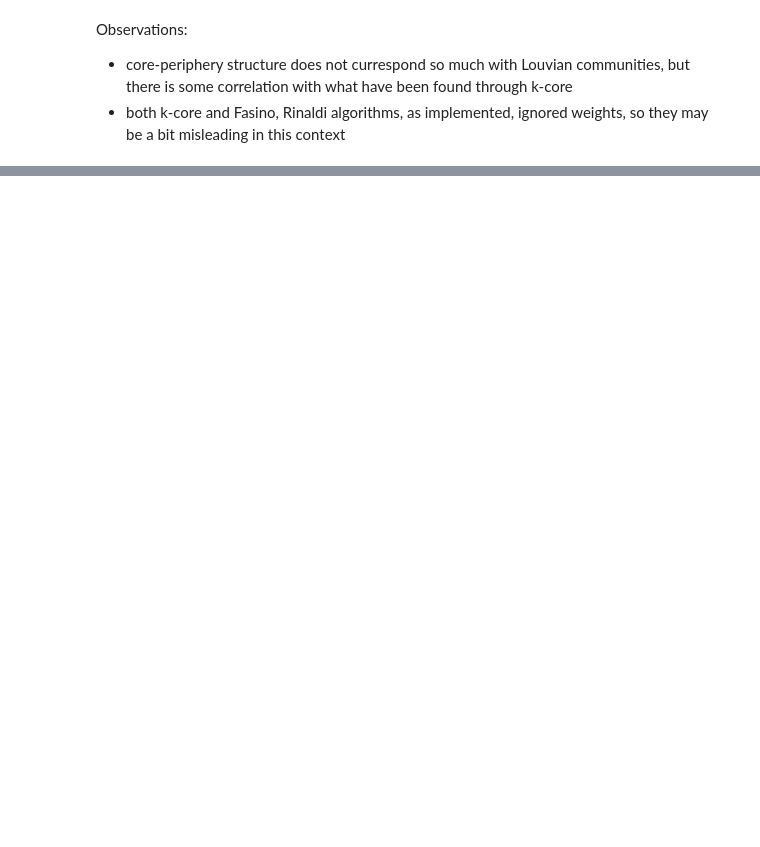
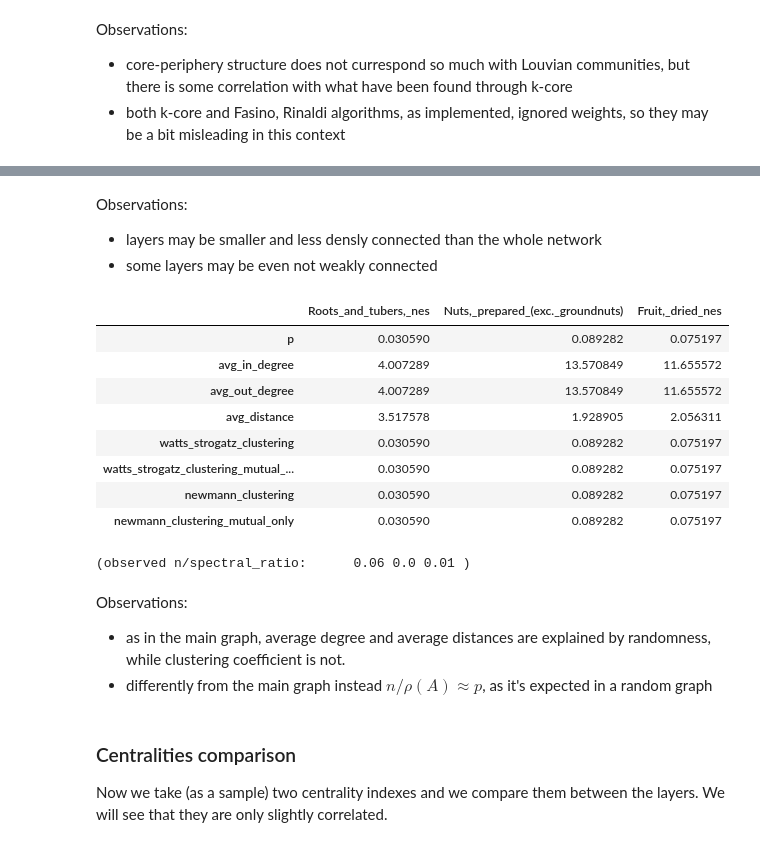
Before and after one commit to emanuelena49/fao-trade-network-analysis, a Jupyter notebook: fao_trade.ipynb, the cells around one changed output, grey strips where cells are left out. Saved outputs shown, nothing was run; the diff lists cells and outputs as text; code cells hidden in the pictures; blank space fills up the shorter version.

```diff
--- a/fao_trade.ipynb
+++ b/fao_trade.ipynb
@@ -1469,0 +1583,43 @@ Observations:
+# %% [markdown]
+Observations:
+
+- layers may be smaller and less densly connected than the whole network
+- some layers may be even not weakly connected
+# %%
+# plot expected random properties of the 3 graphs
+expected_random_stats = pd.DataFrame([
+    expected_topological_props(dict(all_topological_stats.loc[: , g_names[0]])),
+    expected_topological_props(dict(all_topological_stats.loc[: , g_names[1]])),
+    expected_topological_props(dict(all_topological_stats.loc[: , g_names[2]])),
+    ]).T
+
+expected_random_stats.columns = g_names
+expected_random_stats
+# %% [output]
+|  | Roots_and_tubers,_nes | Nuts,_prepared_(exc._groundnuts) | Fruit,_dried_nes |
+| p | 0.030590 | 0.089282 | 0.075197 |
+| avg_in_degree | 4.007289 | 13.570849 | 11.655572 |
+| avg_out_degree | 4.007289 | 13.570849 | 11.655572 |
+| avg_distance | 3.517578 | 1.928905 | 2.056311 |
+| watts_strogatz_clustering | 0.030590 | 0.089282 | 0.075197 |
+| watts_strogatz_clustering_mutual_... | 0.030590 | 0.089282 | 0.075197 |
+| newmann_clustering | 0.030590 | 0.089282 | 0.075197 |
+| newmann_clustering_mutual_only | 0.030590 | 0.089282 | 0.075197 |
+# %%
+print(
+    "(observed n/spectral_ratio:\t",
+    round(all_topological_stats.loc["n", g_names[0]]/all_topological_stats.loc["spectral_ratio", g_names[0]], 2),
+    round(all_topological_stats.loc["n", g_names[1]]/all_topological_stats.loc["spectral_ratio", g_names[1]], 2),
+    round(all_topological_stats.loc["n", g_names[2]]/all_topological_stats.loc["spectral_ratio", g_names[2]], 2),
+    ")")
+# %% [output]
+(observed n/spectral_ratio:      0.06 0.0 0.01 )
+# %% [markdown]
+Observations:
+
+- as in the main graph, average degree and average distances are explained by randomness, while clustering coefficient is not.
+- differently from the main graph instead $n/\rho(A) \approx p$, as it's expected in a random graph
+# %% [markdown]
+### Centralities comparison
+
+Now we take (as a sample) two centrality indexes and we compare them between the layers. We will see that they are only slightly correlated.
```
Also changed, not shown: parts of 20 cells of this notebook.
